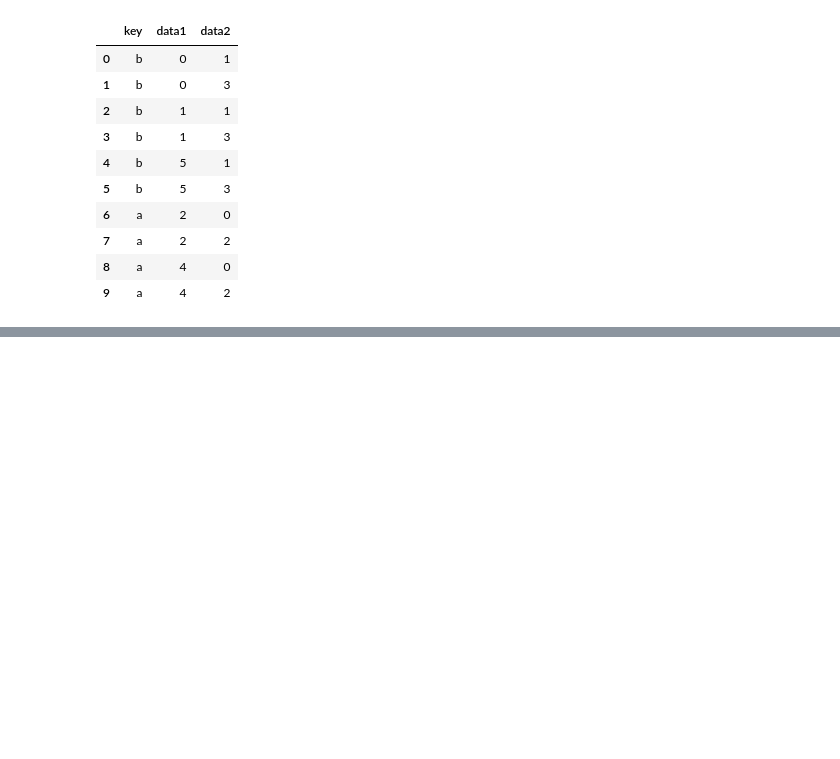
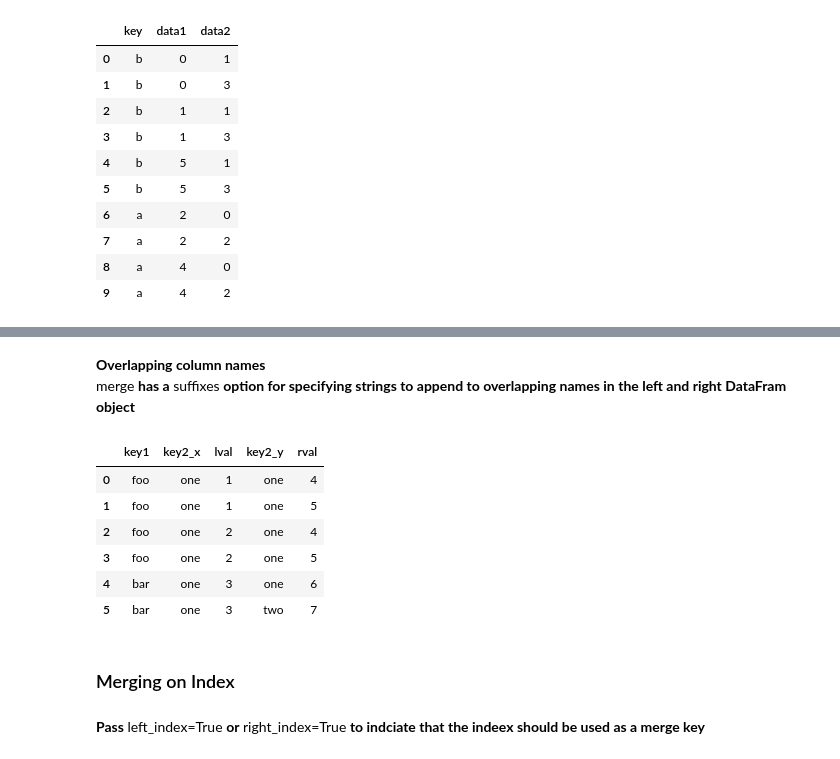
Before and after one commit to lzeng11bc/pandas-practice, a Jupyter notebook: datawrangling.ipynb, the cells around one changed output, grey strips where cells are left out. Cells and saved outputs as stored; diff of their text form; code cells hidden in the pictures; blank space fills up the shorter version.

```diff
--- a/datawrangling.ipynb
+++ b/datawrangling.ipynb
@@ -381,0 +409,17 @@ pd.merge(df1,df2,how='inner')
+# %% [markdown]
+**Overlapping column names**<br>
+merge **has a** suffixes **option for specifying strings to append to overlapping names in the left and right DataFram object**
+# %%
+pd.merge(left,right,on='key1')
+# %% [output]
+|  | key1 | key2_x | lval | key2_y | rval |
+| 0 | foo | one | 1 | one | 4 |
+| 1 | foo | one | 1 | one | 5 |
+| 2 | foo | one | 2 | one | 4 |
+| 3 | foo | one | 2 | one | 5 |
+| 4 | bar | one | 3 | one | 6 |
+| 5 | bar | one | 3 | two | 7 |
+# %% [markdown]
+### Merging on Index
+# %% [markdown]
+**Pass** left_index=True **or** right_index=True **to indciate that the indeex should be used as a merge key**
```
Also changed, not shown: parts of 10 cells of this notebook.
